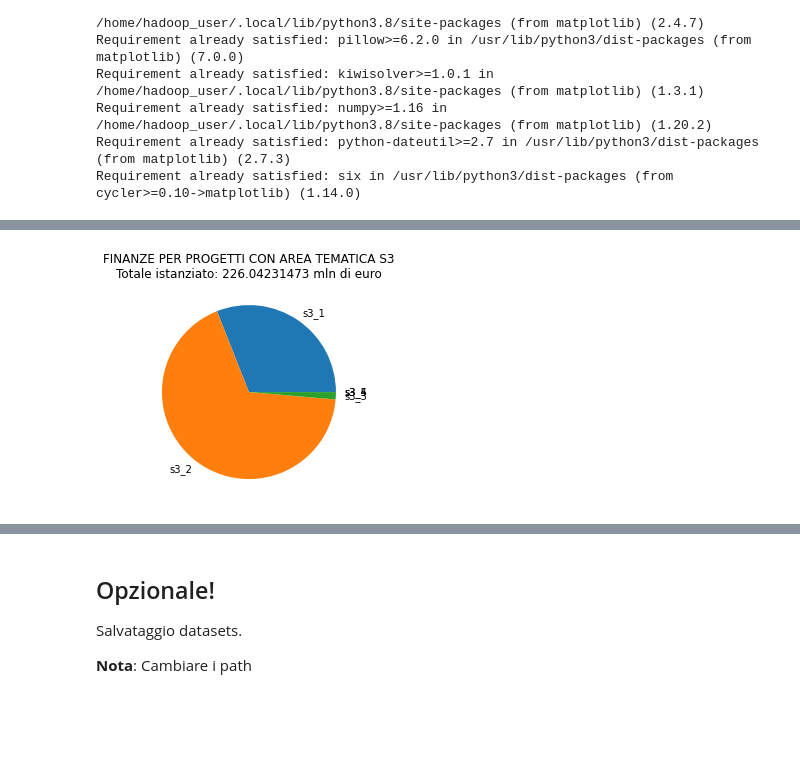
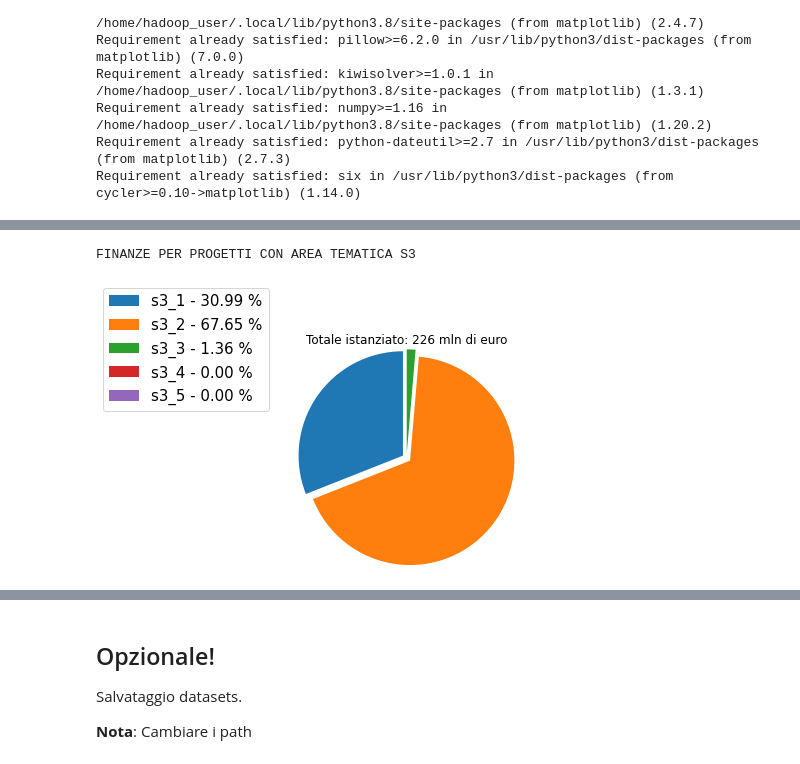
Before and after one commit to LorenzoDag/Economia, a Jupyter notebook: economia.ipynb, the cells around one changed output, grey strips where cells are left out. Drawn from its saved outputs; the diff is of its cells as text; code cells hidden in the pictures; blank space fills up the shorter version.

Commit message:
terminati i filtraggi. Correggere errori nei plot

```diff
--- a/economia.ipynb
+++ b/economia.ipynb
@@ -191,3 +190,12 @@ for name, dataframe in s3_dict.items():
 
 for name, dataframe in ind4_dict.items():
     ind4_tot_dict[name] = spark.sql("SELECT SUM(FINANZ_TOTALE_PUBBLICO) FROM " + name).first()[0] or 0.0
+# %%
+def pieChart(title, label, values, explode, normalize=True):
+    plt.title(title)
+    x = np.char.array(label)
+    y = np.array(values)
+    porcent = 100.*y/y.sum()
+    patches, texts = plt.pie(y, startangle=90, radius=1.2, explode=explode, normalize=normalize)
+    labels = ['{0} - {1:1.2f} %'.format(i,j) for i,j in zip(x, porcent)]
+    plt.legend(patches, labels, loc='center right', bbox_to_anchor=(-0.1, 1.),fontsize=15)
@@ -194,6 +209,7 @@ for name, dataframe in ind4_dict.items():
 # %%
-plt.title(f"FINANZE PER PROGETTI CON AREA TEMATICA S3\nTotale istanziato: {s3_tot*1E-6} mln di euro")
-plt.pie(s3_tot_dict.values(), labels=s3_tot_dict.keys())
+print("FINANZE PER PROGETTI CON AREA TEMATICA S3\n")
+pieChart(f"Totale istanziato: {int(s3_tot*1E-6)} mln di euro",list(s3_tot_dict.keys()), list(s3_tot_dict.values()), (0.05,0.05,0.05,0,0))
 plt.show()
 # %% [output]
+FINANZE PER PROGETTI CON AREA TEMATICA S3
-[figure, old version]
+[figure, new version]
```
Also changed, not shown: parts of 29 cells of this notebook.
